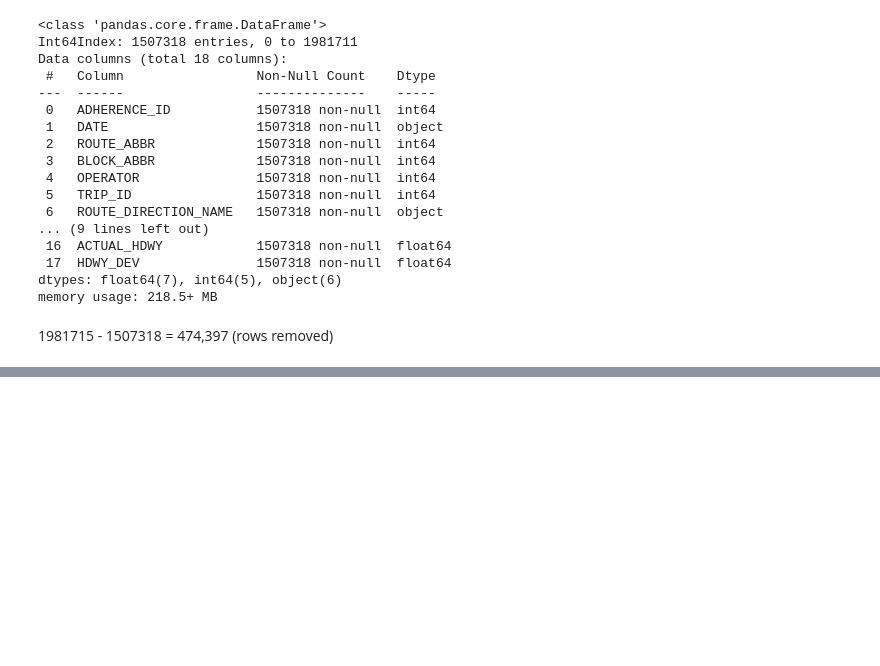
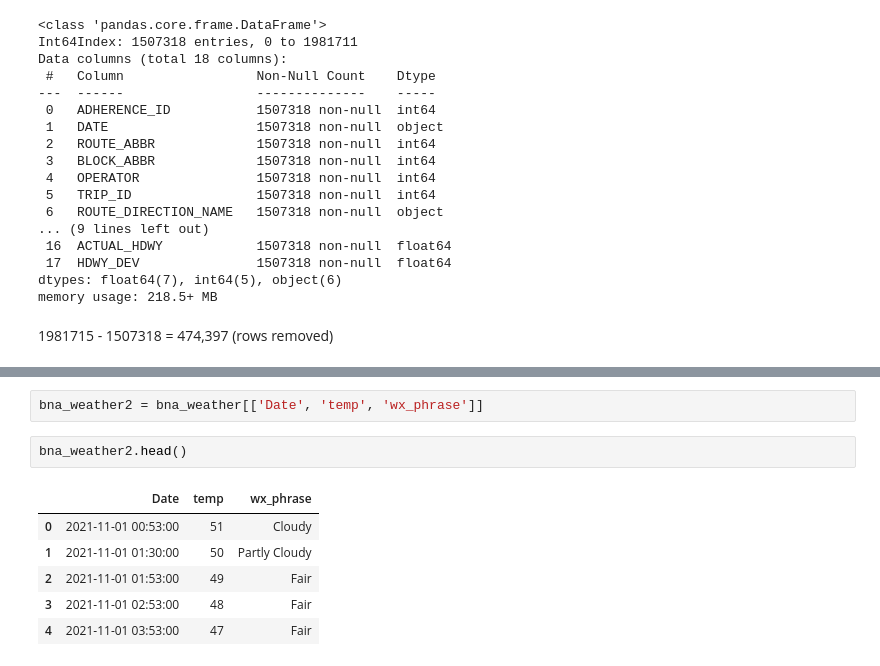
Before and after one commit to NSS-Data-Analytics-Cohort-7/wego-data-world-problems, a Jupyter notebook: notebook/wego_python.ipynb, the cells around one changed output, grey strips where cells are left out. Cells and saved outputs as stored; diff of their text form; blank space fills up the shorter version.

```diff
--- a/notebook/wego_python.ipynb
+++ b/notebook/wego_python.ipynb
@@ -151,0 +193,11 @@ memory usage: 218.5+ MB
+# %%
+bna_weather2 = bna_weather[['Date', 'temp', 'wx_phrase']]
+# %%
+bna_weather2.head()
+# %% [output]
+|  | Date | temp | wx_phrase |
+| 0 | 2021-11-01 00:53:00 | 51 | Cloudy |
+| 1 | 2021-11-01 01:30:00 | 50 | Partly Cloudy |
+| 2 | 2021-11-01 01:53:00 | 49 | Fair |
+| 3 | 2021-11-01 02:53:00 | 48 | Fair |
+| 4 | 2021-11-01 03:53:00 | 47 | Fair |
```
Also changed, not shown: parts of 7 cells of this notebook.
